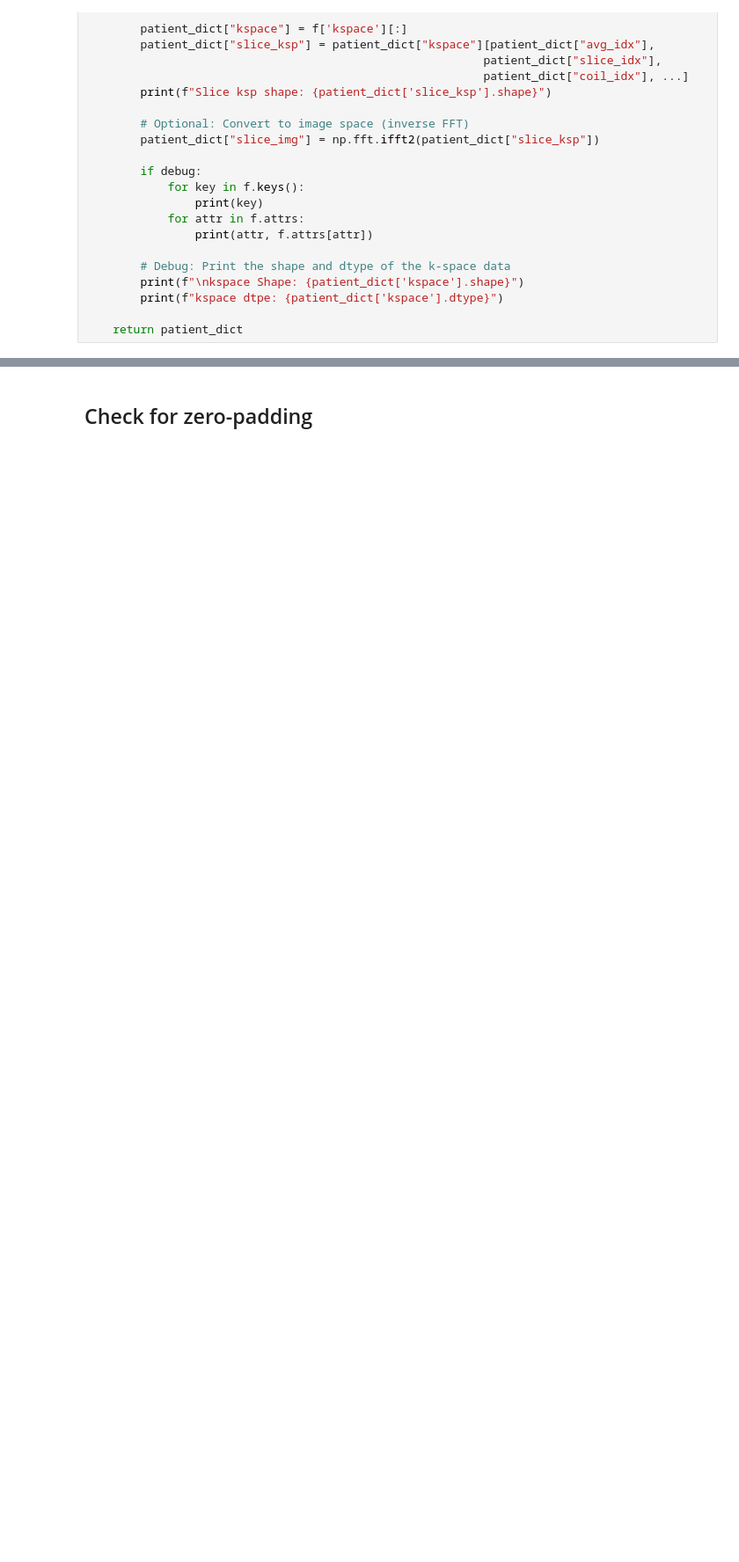
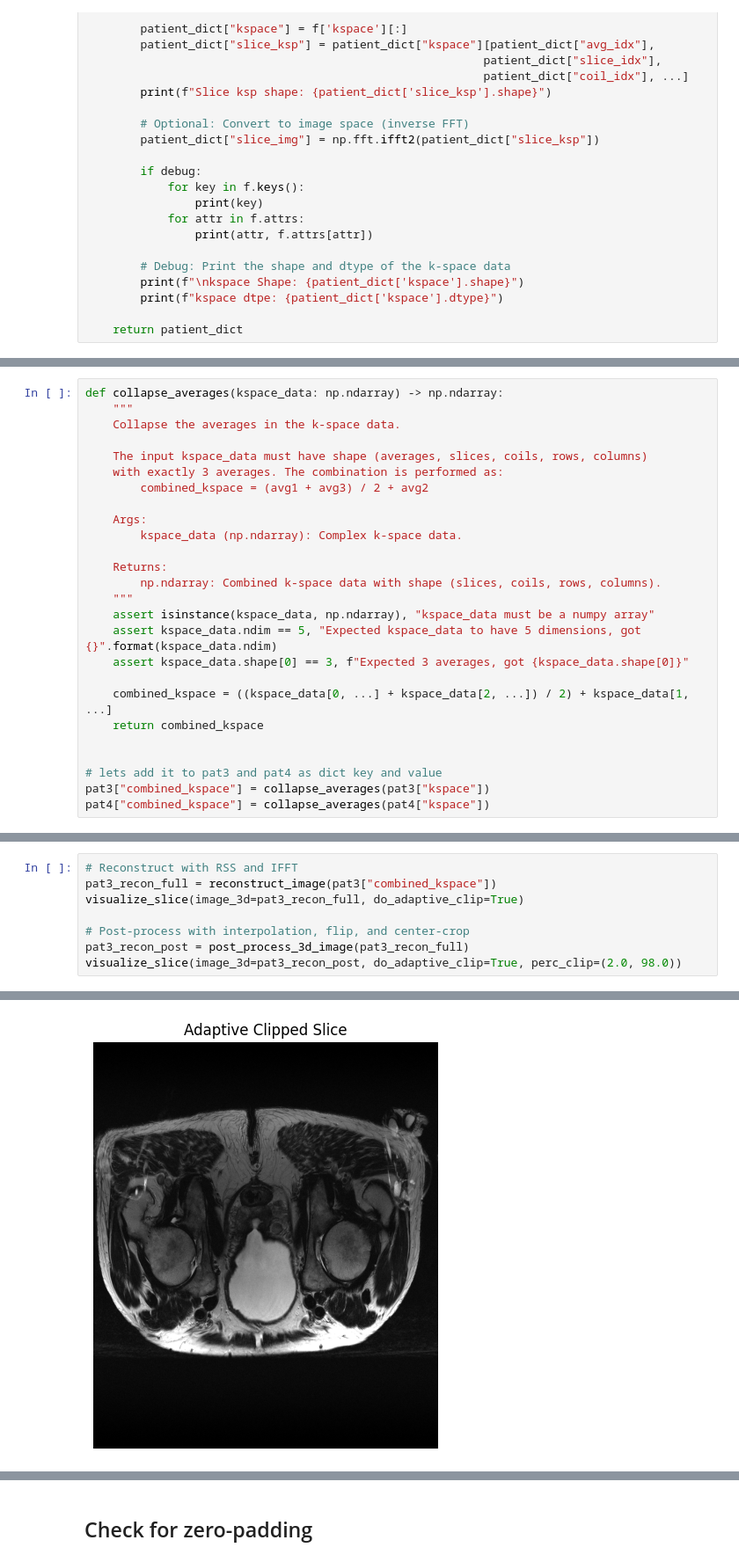
Before and after one commit to Quintin1995/Uncertainty-Quantification-Prostate-MRI, a Jupyter notebook: scripts/03_UQ_test.ipynb, the cells around one changed output, grey strips where cells are left out. Shown at 88% size. Drawn from its saved outputs; the diff is of its cells as text; blank space fills up the shorter version.

```diff
--- a/scripts/03_UQ_test.ipynb
+++ b/scripts/03_UQ_test.ipynb
@@ -99,0 +105,26 @@ kspace dtpe: complex64
+# %%
+def collapse_averages(kspace_data: np.ndarray) -> np.ndarray:
+    """
+    Collapse the averages in the k-space data.
+
+    The input kspace_data must have shape (averages, slices, coils, rows, columns)
+    with exactly 3 averages. The combination is performed as:
+        combined_kspace = (avg1 + avg3) / 2 + avg2
+
+    Args:
+        kspace_data (np.ndarray): Complex k-space data.
+
+    Returns:
+        np.ndarray: Combined k-space data with shape (slices, coils, rows, columns).
+    """
+    assert isinstance(kspace_data, np.ndarray), "kspace_data must be a numpy array"
+    assert kspace_data.ndim == 5, "Expected kspace_data to have 5 dimensions, got {}".format(kspace_data.ndim)
+    assert kspace_data.shape[0] == 3, f"Expected 3 averages, got {kspace_data.shape[0]}"
+
+    combined_kspace = ((kspace_data[0, ...] + kspace_data[2, ...]) / 2) + kspace_data[1, ...]
+    return combined_kspace
+
+
+# lets add it to pat3 and pat4 as dict key and value
+pat3["combined_kspace"] = collapse_averages(pat3["kspace"])
+pat4["combined_kspace"] = collapse_averages(pat4["kspace"])
@@ -99,0 +402,9 @@ kspace dtpe: complex64
+# %%
+# Reconstruct with RSS and IFFT
+pat3_recon_full = reconstruct_image(pat3["combined_kspace"])
+visualize_slice(image_3d=pat3_recon_full, do_adaptive_clip=True)
+
+# Post-process with interpolation, flip, and center-crop
+pat3_recon_post = post_process_3d_image(pat3_recon_full)
+visualize_slice(image_3d=pat3_recon_post, do_adaptive_clip=True, perc_clip=(2.0, 98.0))
+# %% [output]
@@ -99,0 +413 @@ kspace dtpe: complex64
+[figure, added]
```
Also changed, not shown: parts of 16 cells of this notebook.
